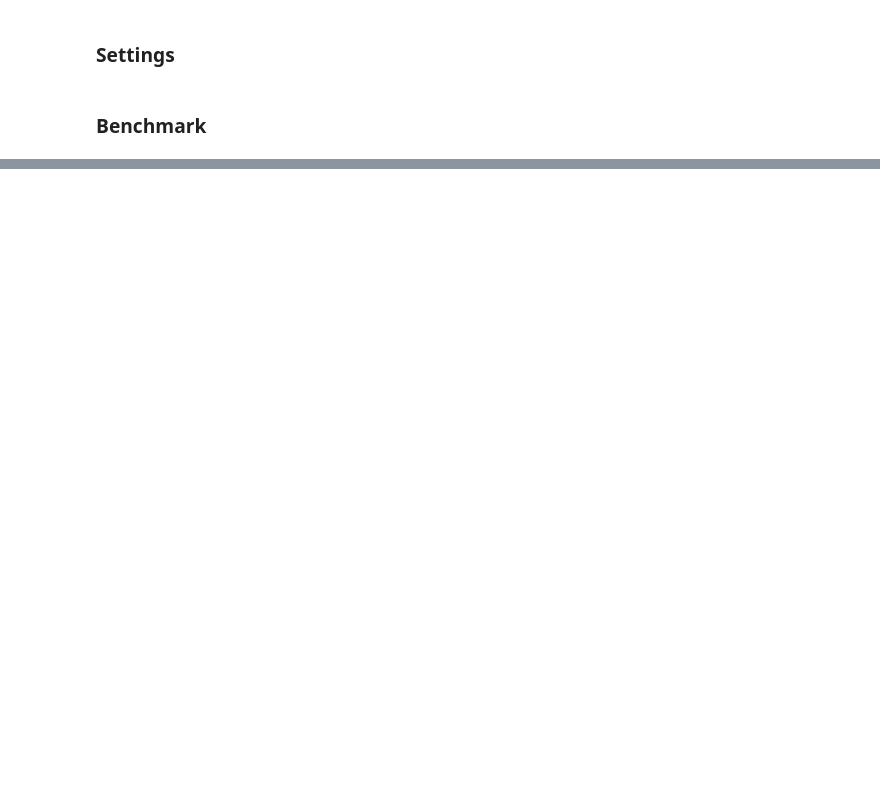
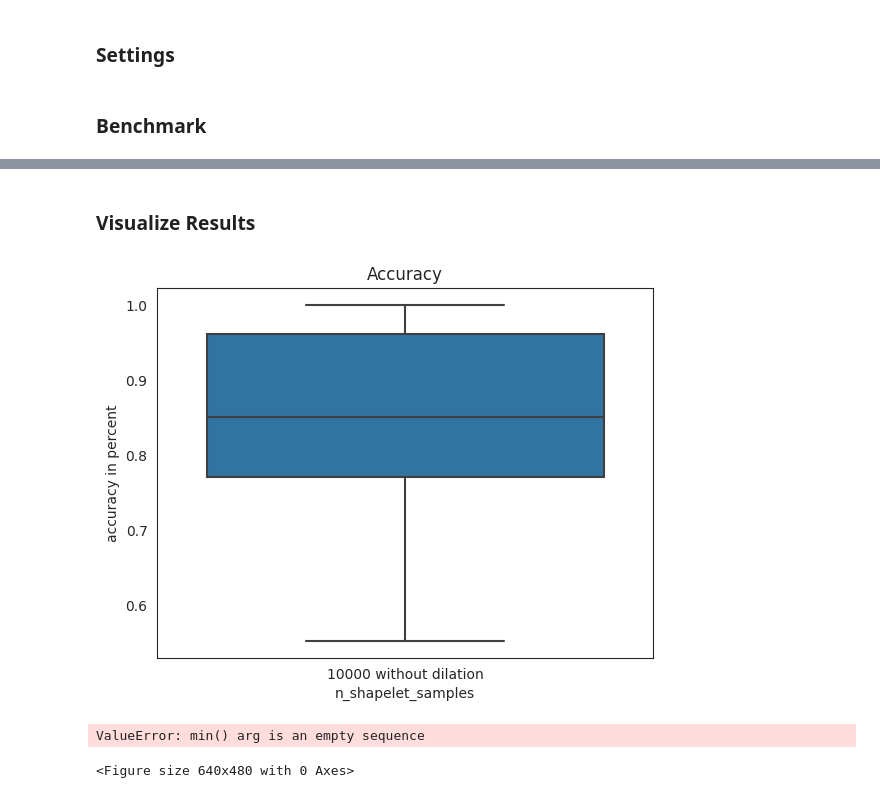
Before and after one commit to r00tk1d/dilation_evaluation, a Jupyter notebook: benchmark/STC.ipynb, the cells around one changed output, grey strips where cells are left out. Cells and saved outputs as stored; diff of their text form; code cells hidden in the pictures; blank space fills up the shorter version.

Commit message:
improve benchmark

```diff
--- a/benchmark/STC.ipynb
+++ b/benchmark/STC.ipynb
@@ -290,27 +290,30 @@ datasets = make_datasets(
 
 
 # ShapeletTransformClassifierDilation Hyperparameter:
-# n_shapelet_samples : int, default=10000
+# n_shapelet_samples : int, default=10000               -> zweiter filter step
 #     The number of candidate shapelets to be considered for the final transform.
 #     Filtered down to <= max_shapelets, keeping the shapelets with the most
 #     information gain.
 # max_shapelet_length : int or None, default=None
 #     Lower bound on candidate shapelet lengths for the transform.
-# max_shapelets : int or None, default=None
+# max_shapelets : int or None, default=None              -> erster filter step
 #     Max number of shapelets to keep for the final transform. Each class value will
 #     have its own max, set to n_classes / max_shapelets. If None uses the min between
 #     10 * n_instances and 1000
-# TODO n_shapelet_samples vs max_shapelets (dafür in den code schauen)
+# TODO n_shapelet_samples vs max_shapelets
+
+
 
 
 # sktime doc: "Then, given a set of k shapelets, a time series can be transformed into k features by calculating the distance from the series to each shapelet."
-#REMINDER: feature_count = n_shapelet_samples OR max_shapelets ?? (each shapelet produces one feature for each time series. the distance)
+#REMINDER: feature_count = min(n_shapelet_samples, max_shapelets)  -> (each shapelet produces one feature for each time series. the distance)
 def generate_parameters():
     parameters = [
         [stc_n_shapelet_samples, stc_max_shapelet_length, stc_max_shapelets]
-        for a, stc_n_shapelet_samples in enumerate([10000, 15000, 20000, 25000, 30000])
-        for b, stc_max_shapelet_length in enumerate([None, 7, 9, 11])
-        for c, stc_max_shapelets in enumerate([None, 1000, 3000, 5000, 10000, 20000])
+        for a, stc_n_shapelet_samples in enumerate([10000, 15000, 20000, 25000, 30000, 35000])
+        for b, stc_max_shapelet_length in enumerate([None])
+        for c, stc_max_shapelets in enumerate([None]) #If None it uses the min between 10 * n_instances and 1000
+        #for d, stc_shapelet_length_prop in enumerate([1.0, 0.7, 0.3]) --> nicht notwendig, da über max_shapelet_length schon reduziert werden kann
     ]
     return parameters
 
@@ -330,7 +333,7 @@ def generate_clfs(possible_parameters):
         "max_shapelets",
         ]
 
-    clfs = [[ShapeletTransformClassifier(), "STC", stc_results_cols, ["10000", "None", "None"]]]
+    clfs = [] #[ShapeletTransformClassifier(), "STC", stc_results_cols, ["10000 without dilation", "None", "None"]]
     for params in possible_parameters:
 
         stc_params = {
@@ -346,9 +349,15 @@ def generate_clfs(possible_parameters):
 ### Benchmark ###
 # %%
 import benchmark
+import os
 
+benchmark_name = "TEST"
+save_data = True
+save_plots = True
+
+os.mkdir("./results/" + benchmark_name)
 parameters = generate_parameters()
 clfs = generate_clfs(parameters)
 
-benchmark.run(clfs=clfs,datasets=datasets,benchmark_name="bulk_STC_fastdataset")
+all_results, all_results_mean = benchmark.run(clfs=clfs,datasets=datasets, benchmark_name=benchmark_name, save_data=save_data)
 # %% [output]
@@ -360,0 +373,10 @@ clf 2/2 done
+# %% [markdown]
+### Visualize Results ###
+# %%
+import visualize
+visualize.boxplots(all_results, benchmark_name=benchmark_name, save_boxplots=save_plots)
+visualize.barplots(all_results_mean, benchmark_name=benchmark_name, save_barcharts=save_plots)
+# %% [output]
+[figure, added]
+ValueError: min() arg is an empty sequence
+<Figure size 640x480 with 0 Axes>
```
Also changed, not shown: parts of 1 cell of this notebook, 13 other files.
